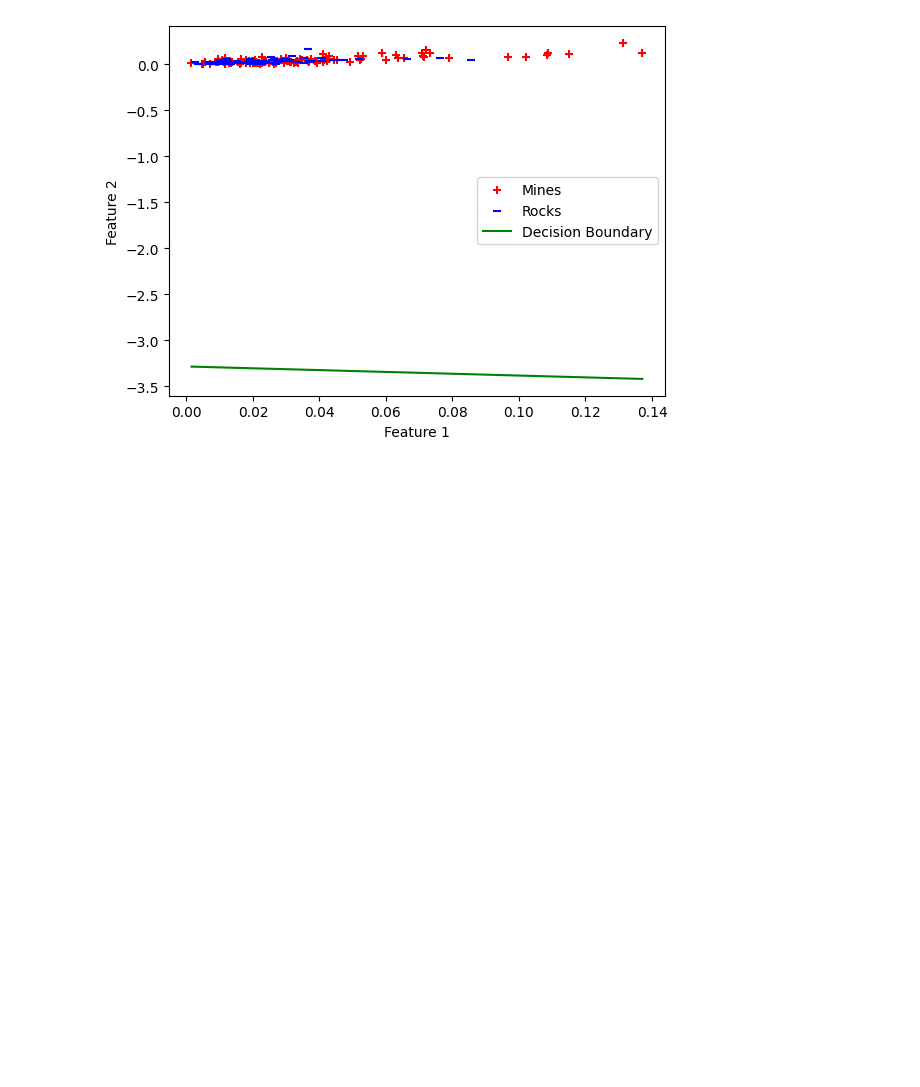
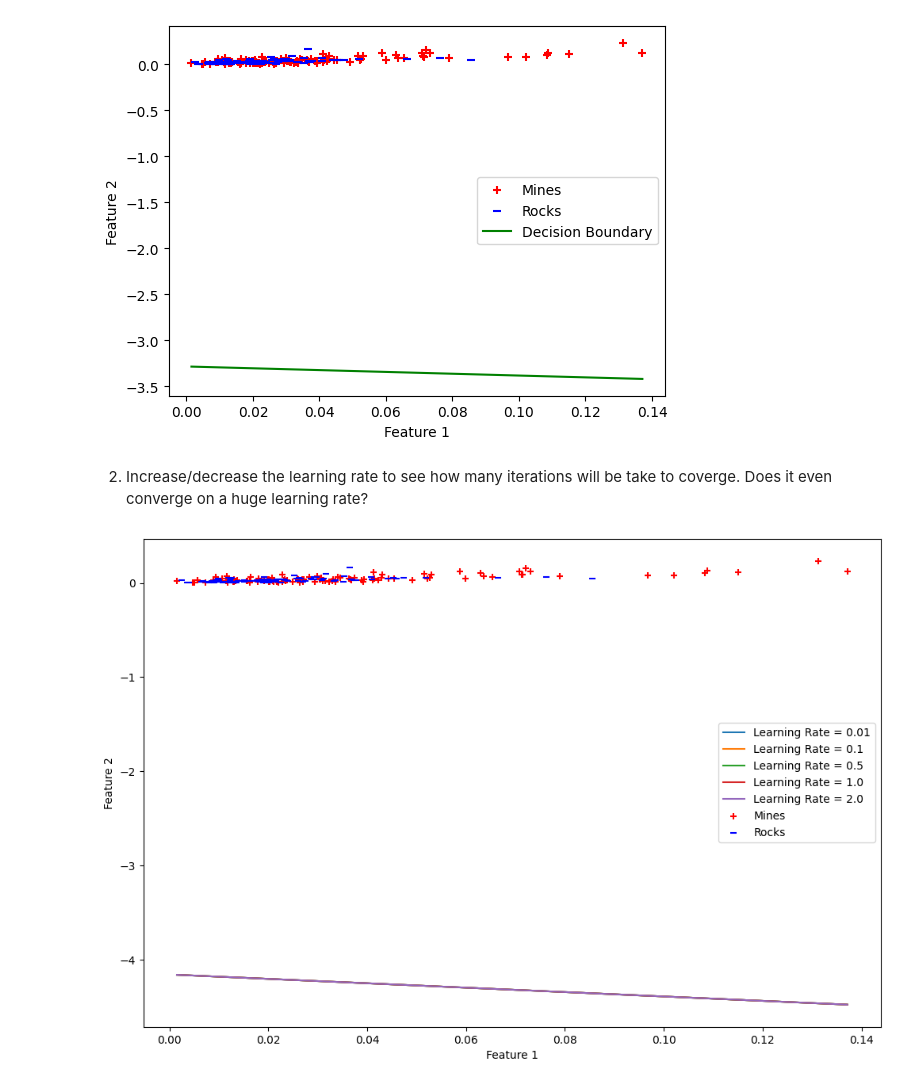
Before and after one commit to jiraiya1729/aiml20230119-IIIT, a Jupyter notebook: Copy_of_AIML_Module_4_Lab_1_Perceptron.ipynb, the cells around one changed output. Cells and saved outputs as stored; diff of their text form; code cells hidden in the pictures; blank space fills up the shorter version.

```diff
--- a/Copy_of_AIML_Module_4_Lab_1_Perceptron.ipynb
+++ b/Copy_of_AIML_Module_4_Lab_1_Perceptron.ipynb
@@ -251,3 +246,39 @@ plt.legend()
 plt.show()
 # %% [output]
 [figure]
+# %% [markdown]
+2.   Increase/decrease the learning rate to see how many iterations will be take to coverge. Does it even converge on a huge learning rate?
+# %%
+def perceptron_algorithm(X, Y, eta=1, epochs=10):
+    w = np.zeros(X.shape[1] + 1)  # Initialize weights with an additional bias term
+
+    for epoch in range(epochs):
+        for i, x in enumerate(X):
+            x_with_bias = np.insert(x, 0, 1)  # Add bias term
+            if (np.dot(x_with_bias, w) * Y[i]) <= 0:
+                w = w + eta * x_with_bias * Y[i]
+
+    return w
+
+# Experiment with different learning rates
+learning_rates = [0.01, 0.1, 0.5, 1.0, 2.0]
+epochs = 50  # Increase the number of epochs for better observation
+
+plt.figure(figsize=(12, 8))
+
+for lr in learning_rates:
+    weights = perceptron_algorithm(X, Y, eta=lr, epochs=epochs)
+
+    x1_range = np.linspace(np.min(X[:, 0]), np.max(X[:, 0]), 100)
+    x2_range = - (weights[0] + weights[1] * x1_range) / weights[2]
+
+    plt.plot(x1_range, x2_range, label=f'Learning Rate = {lr}')
+
+plt.scatter(X[Y == 1, 0], X[Y == 1, 1], color='r', marker='+', label='Mines')
+plt.scatter(X[Y == -1, 0], X[Y == -1, 1], color='b', marker='_', label='Rocks')
+plt.xlabel('Feature 1')
+plt.ylabel('Feature 2')
+plt.legend()
+plt.show()
+# %% [output]
+[figure, added]
```
Also changed, not shown: parts of 5 cells of this notebook.
